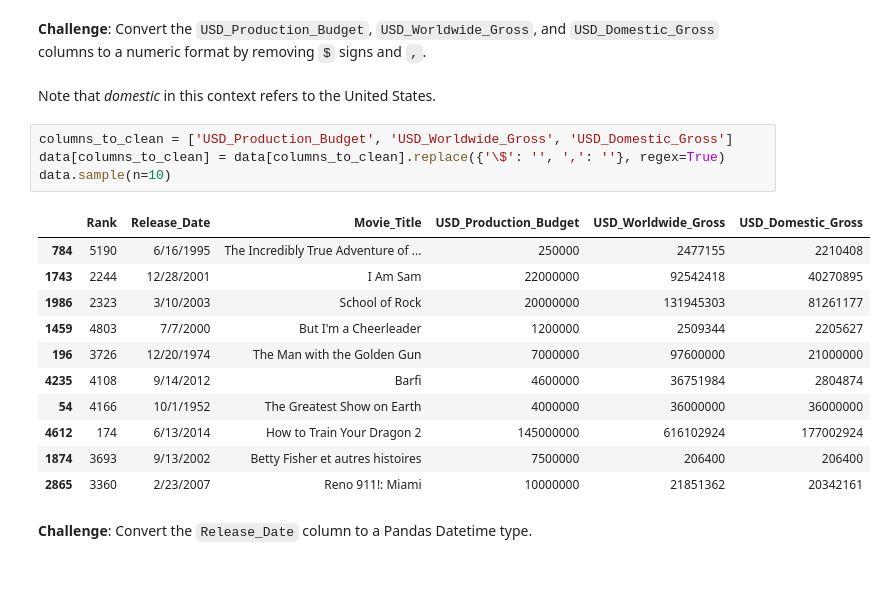
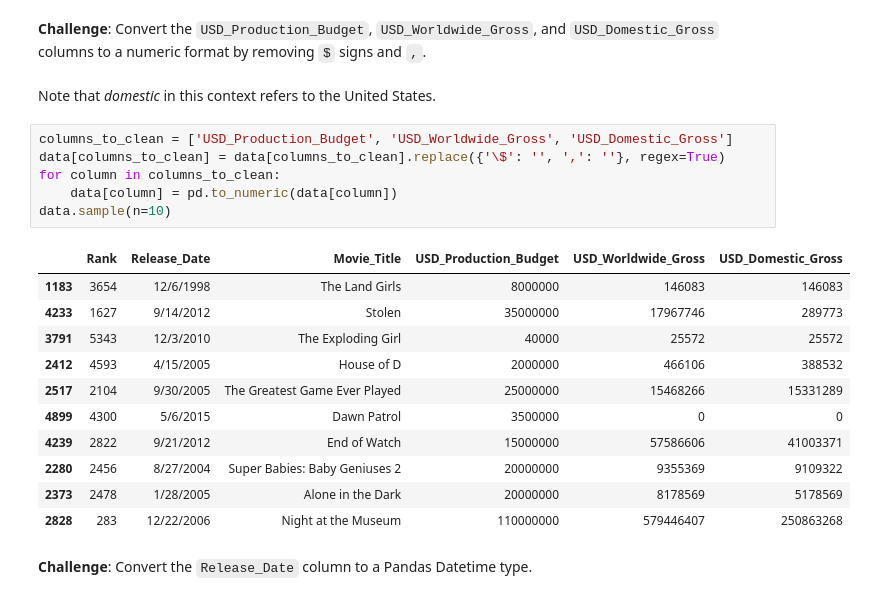
Before and after one commit to ArieKnoester/movie-budget-jupyter-notebook, a Jupyter notebook: Seaborn_and_Linear_Regression.ipynb, the cells around one changed output. Cells and saved outputs as stored; diff of their text form.

Commit message:
Completes initial data analysis.

```diff
--- a/Seaborn_and_Linear_Regression.ipynb
+++ b/Seaborn_and_Linear_Regression.ipynb
@@ -68,19 +68,21 @@ Note that *domestic* in this context refers to the United States.
 # %%
 columns_to_clean = ['USD_Production_Budget', 'USD_Worldwide_Gross', 'USD_Domestic_Gross']
 data[columns_to_clean] = data[columns_to_clean].replace({'\$': '', ',': ''}, regex=True)
+for column in columns_to_clean:
+    data[column] = pd.to_numeric(data[column])
 data.sample(n=10)
 # %% [output]
 |  | Rank | Release_Date | Movie_Title | USD_Production_Budget | USD_Worldwide_Gross | USD_Domestic_Gross |
-| 784 | 5190 | 6/16/1995 | The Incredibly True Adventure of ... | 250000 | 2477155 | 2210408 |
-| 1743 | 2244 | 12/28/2001 | I Am Sam | 22000000 | 92542418 | 40270895 |
-| 1986 | 2323 | 3/10/2003 | School of Rock | 20000000 | 131945303 | 81261177 |
-| 1459 | 4803 | 7/7/2000 | But I'm a Cheerleader | 1200000 | 2509344 | 2205627 |
-| 196 | 3726 | 12/20/1974 | The Man with the Golden Gun | 7000000 | 97600000 | 21000000 |
-| 4235 | 4108 | 9/14/2012 | Barfi | 4600000 | 36751984 | 2804874 |
-| 54 | 4166 | 10/1/1952 | The Greatest Show on Earth | 4000000 | 36000000 | 36000000 |
-| 4612 | 174 | 6/13/2014 | How to Train Your Dragon 2 | 145000000 | 616102924 | 177002924 |
-| 1874 | 3693 | 9/13/2002 | Betty Fisher et autres histoires | 7500000 | 206400 | 206400 |
-| 2865 | 3360 | 2/23/2007 | Reno 911!: Miami | 10000000 | 21851362 | 20342161 |
+| 1183 | 3654 | 12/6/1998 | The Land Girls | 8000000 | 146083 | 146083 |
+| 4233 | 1627 | 9/14/2012 | Stolen | 35000000 | 17967746 | 289773 |
+| 3791 | 5343 | 12/3/2010 | The Exploding Girl | 40000 | 25572 | 25572 |
+| 2412 | 4593 | 4/15/2005 | House of D | 2000000 | 466106 | 388532 |
+| 2517 | 2104 | 9/30/2005 | The Greatest Game Ever Played | 25000000 | 15468266 | 15331289 |
+| 4899 | 4300 | 5/6/2015 | Dawn Patrol | 3500000 | 0 | 0 |
+| 4239 | 2822 | 9/21/2012 | End of Watch | 15000000 | 57586606 | 41003371 |
+| 2280 | 2456 | 8/27/2004 | Super Babies: Baby Geniuses 2 | 20000000 | 9355369 | 9109322 |
+| 2373 | 2478 | 1/28/2005 | Alone in the Dark | 20000000 | 8178569 | 5178569 |
+| 2828 | 283 | 12/22/2006 | Night at the Museum | 110000000 | 579446407 | 250863268 |
 # %% [markdown]
 **Challenge**: Convert the `Release_Date` column to a Pandas Datetime type.
 # %%
```
Also changed, not shown: parts of 10 cells of this notebook.
